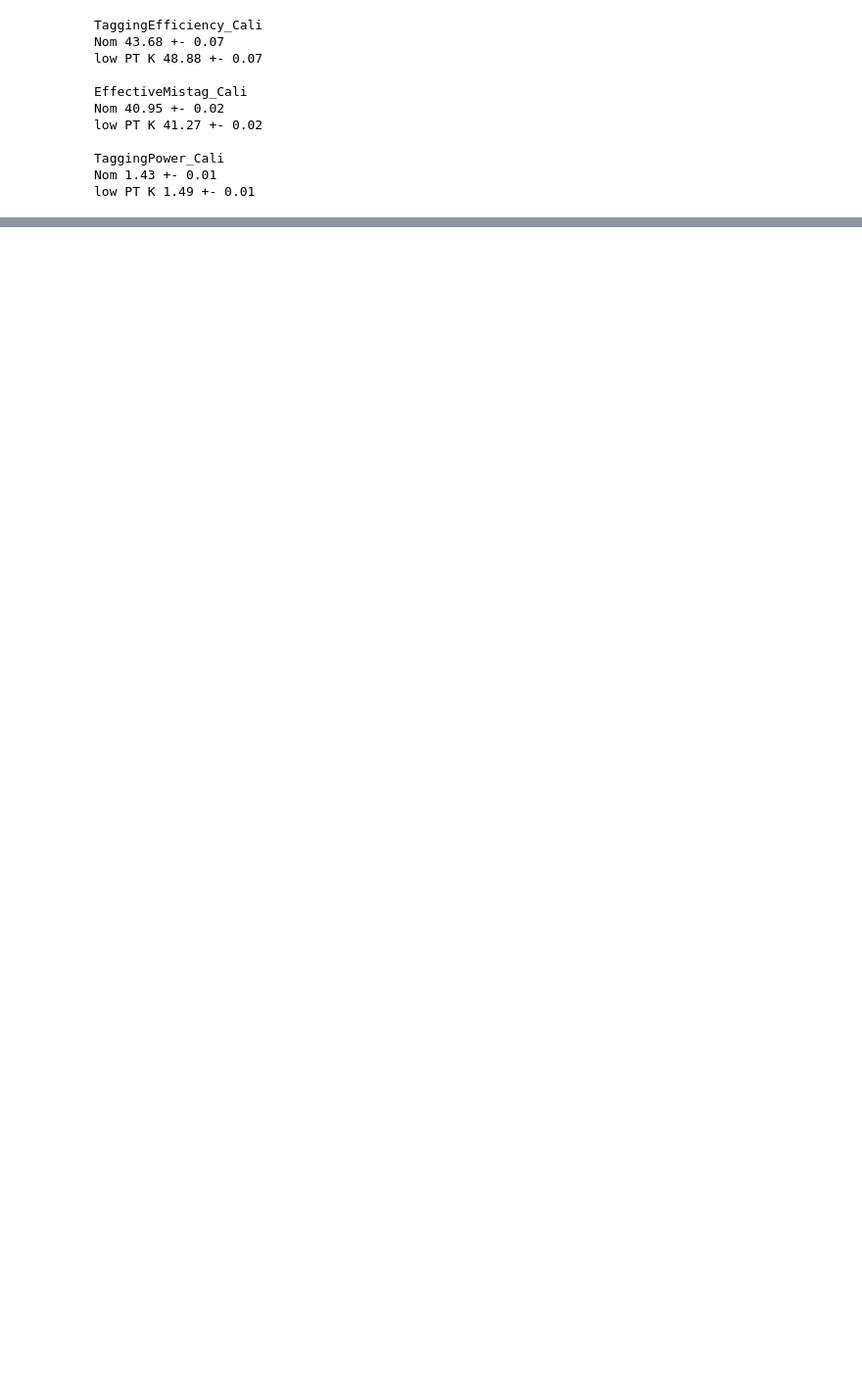
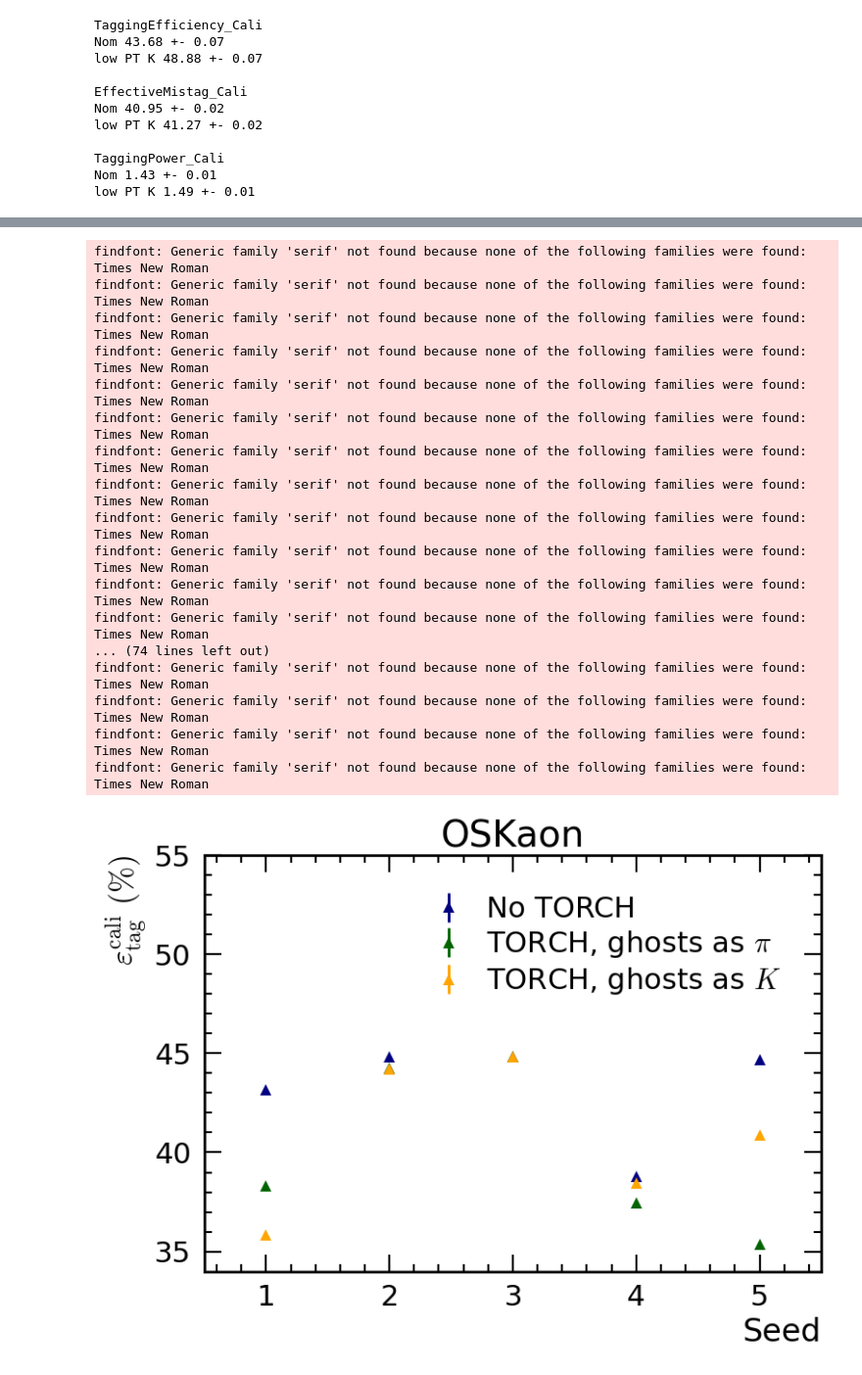
Before and after one commit to micolocco/classical-taggers, a Jupyter notebook: plotting.ipynb, the cells around one changed output, grey strips where cells are left out. Shown at 98% size. Cells and saved outputs as stored; diff of their text form; code cells hidden in the pictures; blank space fills up the shorter version.

Commit message:
Added TORCH DLLs

```diff
--- a/plotting.ipynb
+++ b/plotting.ipynb
@@ -79,0 +95,59 @@ plt.close()
+# %%
+par = 'TaggingPower_Cali'
+# par = 'EffectiveMistag_Cali'
+# par = 'TaggingEfficiency_Cali'
+nom_val = []
+asPi_val = []
+asK_val = []
+nom_err = []
+asPi_err = []
+asK_err = []
+for i in range(5):
+    nom_v, nom_e = read_params('nom', i+1, par)
+    nom_val.append(nom_v)
+    nom_err.append(nom_e)
+    asPi_v, asPi_e = read_params('500_ghostsAsPions', i+1, par)
+    asPi_val.append(asPi_v)
+    asPi_err.append(asPi_e)
+    asK_v, asK_e = read_params('500_ghostsAsKaons', i+1, par)
+    asK_val.append(asK_v)
+    asK_err.append(asK_e)
+# %%
+# plt.ylim(1.35, 1.8)
+plt.ylim(34, 55)
+plt.xlim(0.,5.)
+xvals = [(i+1) for i in range(5)]
+plt.errorbar(np.arange(len(xvals)) + 0.5, nom_val, yerr=nom_err, label='No TORCH', fmt='^', color="navy", markersize=8)
+plt.errorbar(np.arange(len(xvals)) + 0.5, asPi_val, yerr=asPi_err, label=r'TORCH, ghosts as $\pi$', fmt='^', color="darkgreen", markersize=8)
+plt.errorbar(np.arange(len(xvals)) + 0.5, asK_val, yerr=asK_err, label=r'TORCH, ghosts as $K$', fmt='^', color="orange", markersize=8)
+# plt.errorbar(np.arange(len(xvals)) + 0.5, yvals_nogh, yerr=yerr_err_nogh, label='No ghosts', fmt='^', color="darkgreen", markersize=8)
+# # plt.errorbar(np.arange(len(xvals)) + 0.5, yvals_trueid, yerr=yerr_trueid, label=r'$|\mathrm{TRUEID}(tag)!=0$', fmt='v', color="orange", markersize=8)
+# plt.errorbar(np.arange(len(xvals)) + 0.5, yvals_eta47, yerr=yerr_eta47, label=r'$\eta(B, \mathrm{tag})<4.7$', fmt='v', color="orange", markersize=8)
+# plt.errorbar(np.arange(len(xvals)) + 0.5, yvals_eta48, yerr=yerr_eta48, label=r'$\eta(B, \mathrm{tag})<4.8$', fmt='v', color="darkred", markersize=8)
+plt.xticks(np.arange(len(xvals)) + 0.5, xvals)
+# plt.title('OSKaon using $J/\psi K^+$ 2024 MC with UT')
+plt.title('OSKaon')
+plt.legend(loc='upper right')
+plt.xlabel('Seed')
+plt.ylabel(names_dic[par] + (r'$~(\%)$'))
+plt.show()
+plt.close()
+# %% [output]
+findfont: Generic family 'serif' not found because none of the following families were found: Times New Roman
+findfont: Generic family 'serif' not found because none of the following families were found: Times New Roman
+findfont: Generic family 'serif' not found because none of the following families were found: Times New Roman
+findfont: Generic family 'serif' not found because none of the following families were found: Times New Roman
+findfont: Generic family 'serif' not found because none of the following families were found: Times New Roman
+findfont: Generic family 'serif' not found because none of the following families were found: Times New Roman
+findfont: Generic family 'serif' not found because none of the following families were found: Times New Roman
+findfont: Generic family 'serif' not found because none of the following families were found: Times New Roman
+findfont: Generic family 'serif' not found because none of the following families were found: Times New Roman
+findfont: Generic family 'serif' not found because none of the following families were found: Times New Roman
+findfont: Generic family 'serif' not found because none of the following families were found: Times New Roman
+findfont: Generic family 'serif' not found because none of the following families were found: Times New Roman
+... (74 lines left out)
+findfont: Generic family 'serif' not found because none of the following families were found: Times New Roman
+findfont: Generic family 'serif' not found because none of the following families were found: Times New Roman
+findfont: Generic family 'serif' not found because none of the following families were found: Times New Roman
+findfont: Generic family 'serif' not found because none of the following families were found: Times New Roman
+[figure, added]
```
Also changed, not shown: parts of 7 cells of this notebook, 7 other files.
